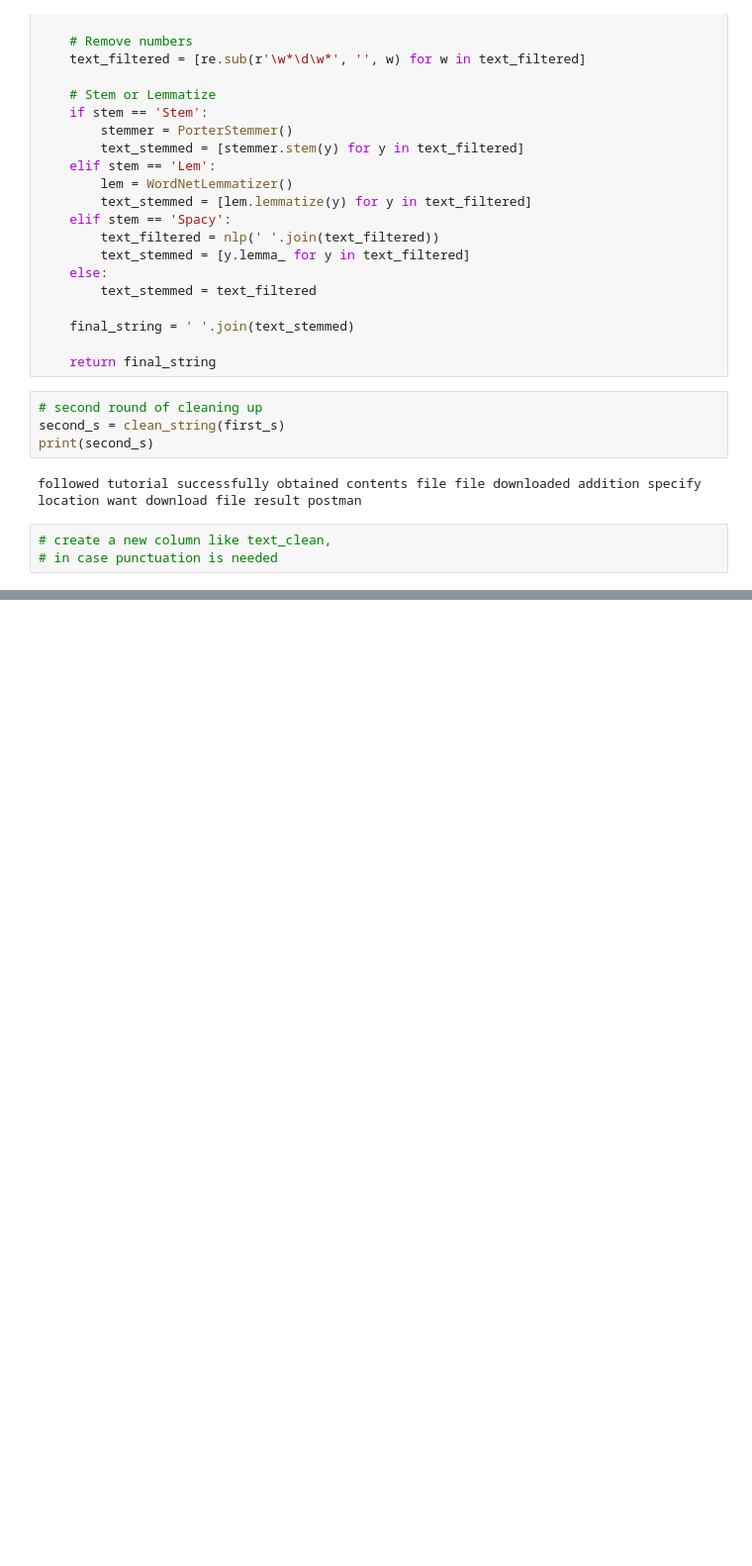
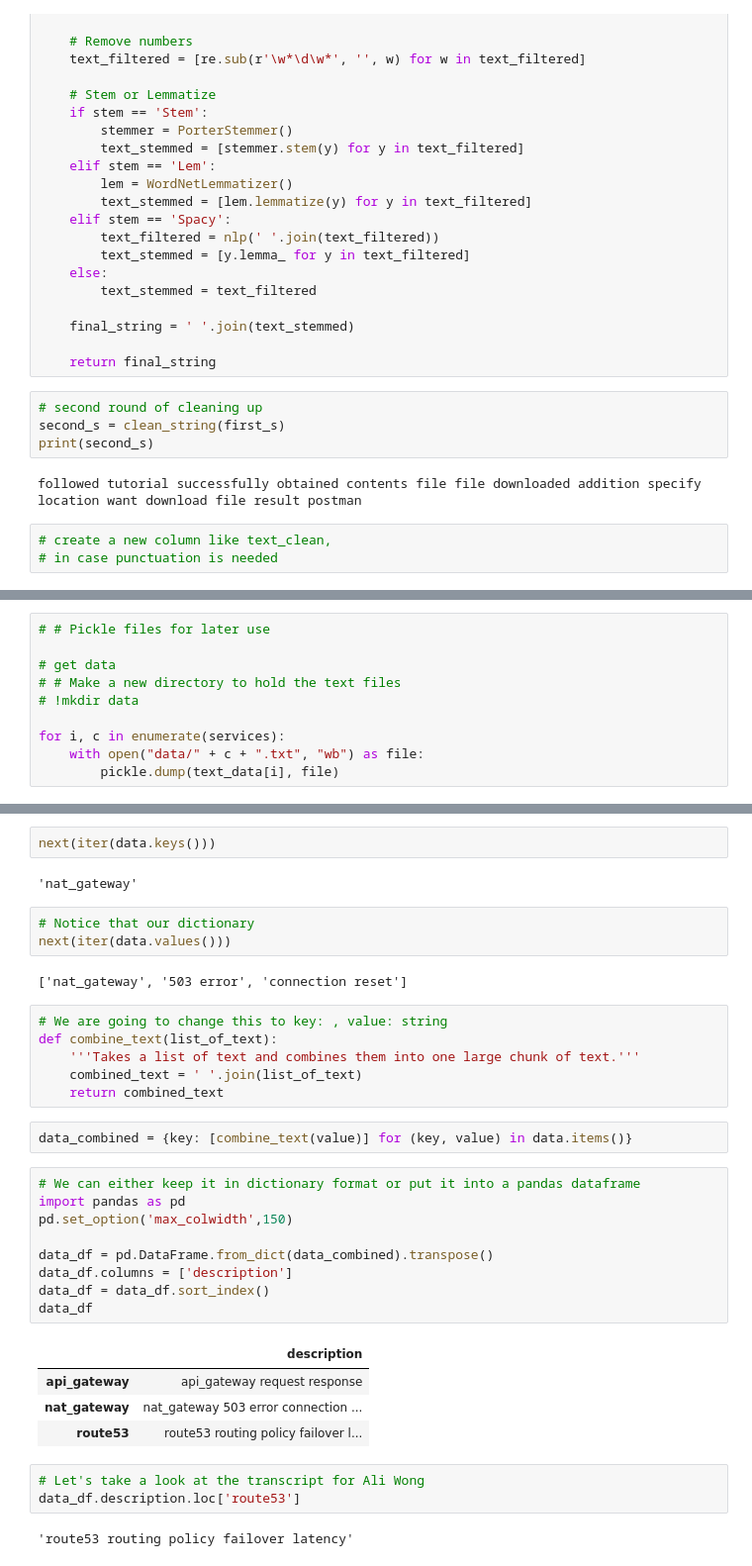
Before and after one commit to feimvnc/pyclopedia, a Jupyter notebook: text-clusering-using-embeddings/how_to_clean_text.ipynb, the cells around one changed output, grey strips where cells are left out. Shown: that part at 99% size. Cells and saved outputs as stored; diff of their text form; blank space fills up the shorter version.

```diff
--- a/text-clusering-using-embeddings/how_to_clean_text.ipynb
+++ b/text-clusering-using-embeddings/how_to_clean_text.ipynb
@@ -132,0 +202,10 @@ followed tutorial successfully obtained contents file file downloaded addition s
+# %%
+# # Pickle files for later use
+
+# get data
+# # Make a new directory to hold the text files
+# !mkdir data
+
+for i, c in enumerate(services):
+    with open("data/" + c + ".txt", "wb") as file:
+        pickle.dump(text_data[i], file)
@@ -132,0 +245,36 @@ followed tutorial successfully obtained contents file file downloaded addition s
+# %%
+next(iter(data.keys()))
+# %% [output]
+'nat_gateway'
+# %%
+# Notice that our dictionary
+next(iter(data.values()))
+# %% [output]
+['nat_gateway', '503 error', 'connection reset']
+# %%
+# We are going to change this to key: , value: string
+def combine_text(list_of_text):
+    '''Takes a list of text and combines them into one large chunk of text.'''
+    combined_text = ' '.join(list_of_text)
+    return combined_text
+# %%
+data_combined = {key: [combine_text(value)] for (key, value) in data.items()}
+# %%
+# We can either keep it in dictionary format or put it into a pandas dataframe
+import pandas as pd
+pd.set_option('max_colwidth',150)
+
+data_df = pd.DataFrame.from_dict(data_combined).transpose()
+data_df.columns = ['description']
+data_df = data_df.sort_index()
+data_df
+# %% [output]
+|  | description |
+| api_gateway | api_gateway request response |
+| nat_gateway | nat_gateway 503 error connection ... |
+| route53 | route53 routing policy failover l... |
+# %%
+# Let's take a look at the transcript for Ali Wong
+data_df.description.loc['route53']
+# %% [output]
+'route53 routing policy failover latency'
```
Also changed, not shown: parts of 30 cells of this notebook.
